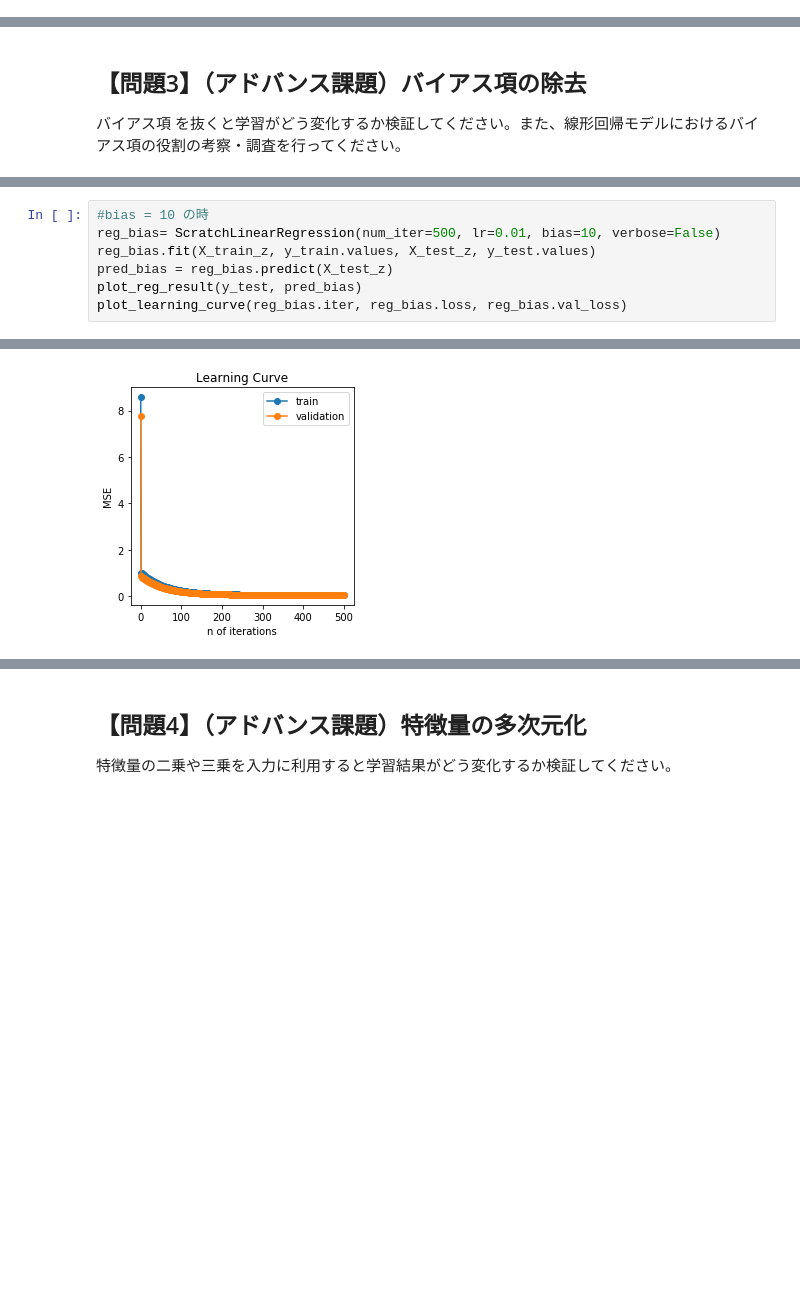
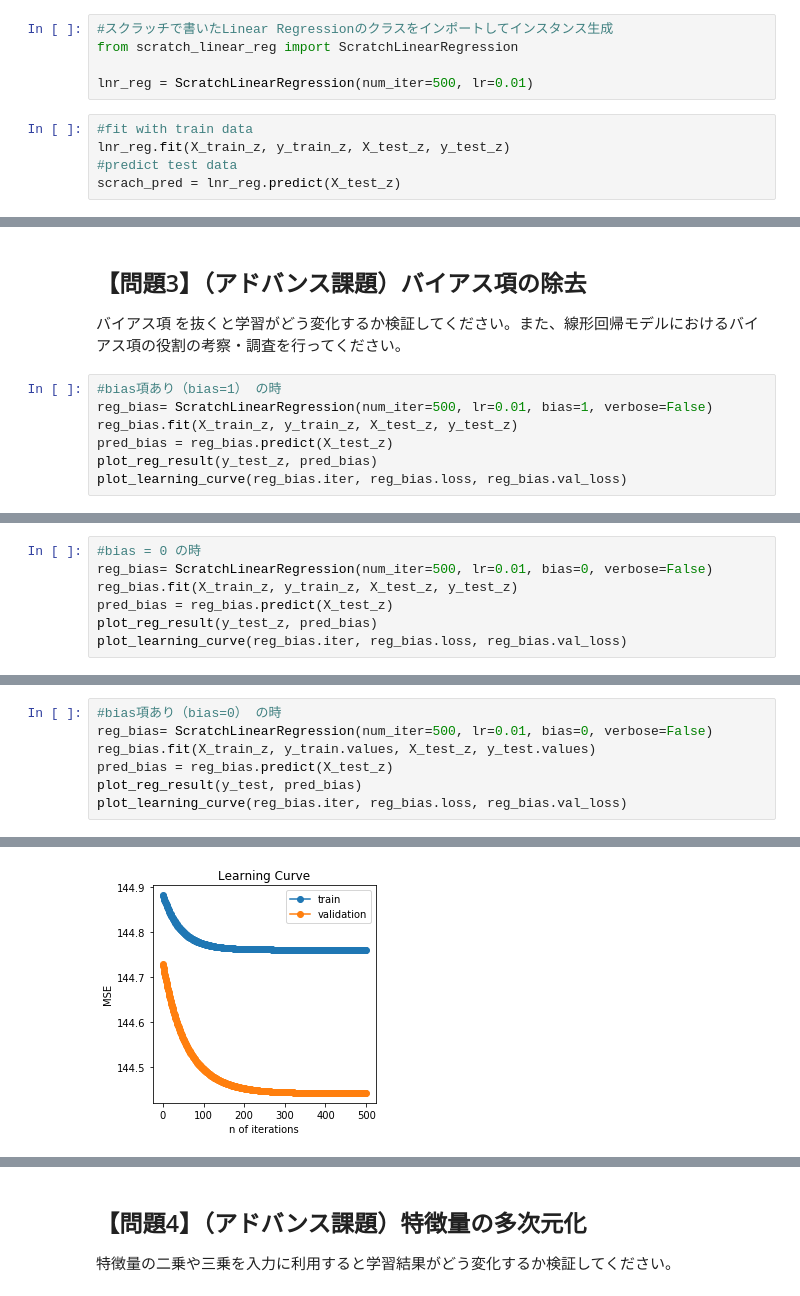
Before and after one commit to ohmorimori/diveintocode-ml, a Jupyter notebook: diveintocode-term1/sprint/sprint3/sprint3_ml_scratch_linear_regression.ipynb, the cells around one changed output, grey strips where cells are left out. Saved outputs shown, nothing was run; the diff lists cells and outputs as text; blank space fills up the shorter version.

```diff
--- a/diveintocode-term1/sprint/sprint3/sprint3_ml_scratch_linear_regression.ipynb
+++ b/diveintocode-term1/sprint/sprint3/sprint3_ml_scratch_linear_regression.ipynb
@@ -429,0 +446,10 @@ plot_learning_curve(reg.iter, reg.loss, reg.val_loss)
+# %%
+#スクラッチで書いたLinear Regressionのクラスをインポートしてインスタンス生成
+from scratch_linear_reg import ScratchLinearRegression
+
+lnr_reg = ScratchLinearRegression(num_iter=500, lr=0.01)
+# %%
+#fit with train data
+lnr_reg.fit(X_train_z, y_train_z, X_test_z, y_test_z)
+#predict test data
+scrach_pred = lnr_reg.predict(X_test_z)
@@ -430,3 +465,10 @@ plot_learning_curve(reg.iter, reg.loss, reg.val_loss)
 # %% [markdown]
 ## 【問題3】（アドバンス課題）バイアス項の除去
 バイアス項 を抜くと学習がどう変化するか検証してください。また、線形回帰モデルにおけるバイアス項の役割の考察・調査を行ってください。
+# %%
+#bias項あり（bias=1） の時
+reg_bias= ScratchLinearRegression(num_iter=500, lr=0.01, bias=1, verbose=False)
+reg_bias.fit(X_train_z, y_train_z, X_test_z, y_test_z)
+pred_bias = reg_bias.predict(X_test_z)
+plot_reg_result(y_test_z, pred_bias)
+plot_learning_curve(reg_bias.iter, reg_bias.loss, reg_bias.val_loss)
@@ -432,0 +478,7 @@ plot_learning_curve(reg.iter, reg.loss, reg.val_loss)
+# %%
+#bias = 0 の時
+reg_bias= ScratchLinearRegression(num_iter=500, lr=0.01, bias=0, verbose=False)
+reg_bias.fit(X_train_z, y_train_z, X_test_z, y_test_z)
+pred_bias = reg_bias.predict(X_test_z)
+plot_reg_result(y_test_z, pred_bias)
+plot_learning_curve(reg_bias.iter, reg_bias.loss, reg_bias.val_loss)
@@ -443,6 +500,6 @@ plot_learning_curve(reg_bias.iter, reg_bias.loss, reg_bias.val_loss)
 # %%
-#bias = 10 の時
-reg_bias= ScratchLinearRegression(num_iter=500, lr=0.01, bias=10, verbose=False)
+#bias項あり（bias=0） の時
+reg_bias= ScratchLinearRegression(num_iter=500, lr=0.01, bias=0, verbose=False)
 reg_bias.fit(X_train_z, y_train.values, X_test_z, y_test.values)
 pred_bias = reg_bias.predict(X_test_z)
 plot_reg_result(y_test, pred_bias)
@@ -452 +509 @@ plot_learning_curve(reg_bias.iter, reg_bias.loss, reg_bias.val_loss)
-[figure, old version]
+[figure, new version]
```
Also changed, not shown: parts of 38 cells of this notebook.
